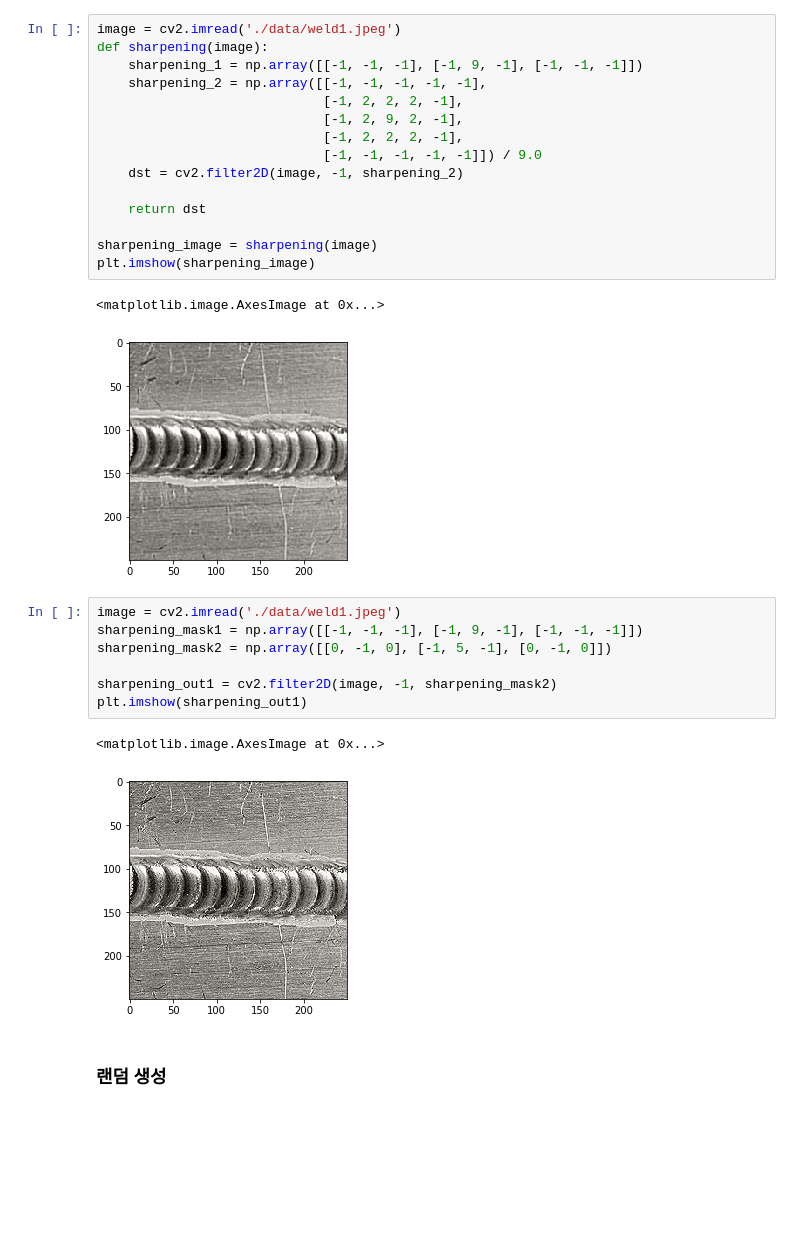
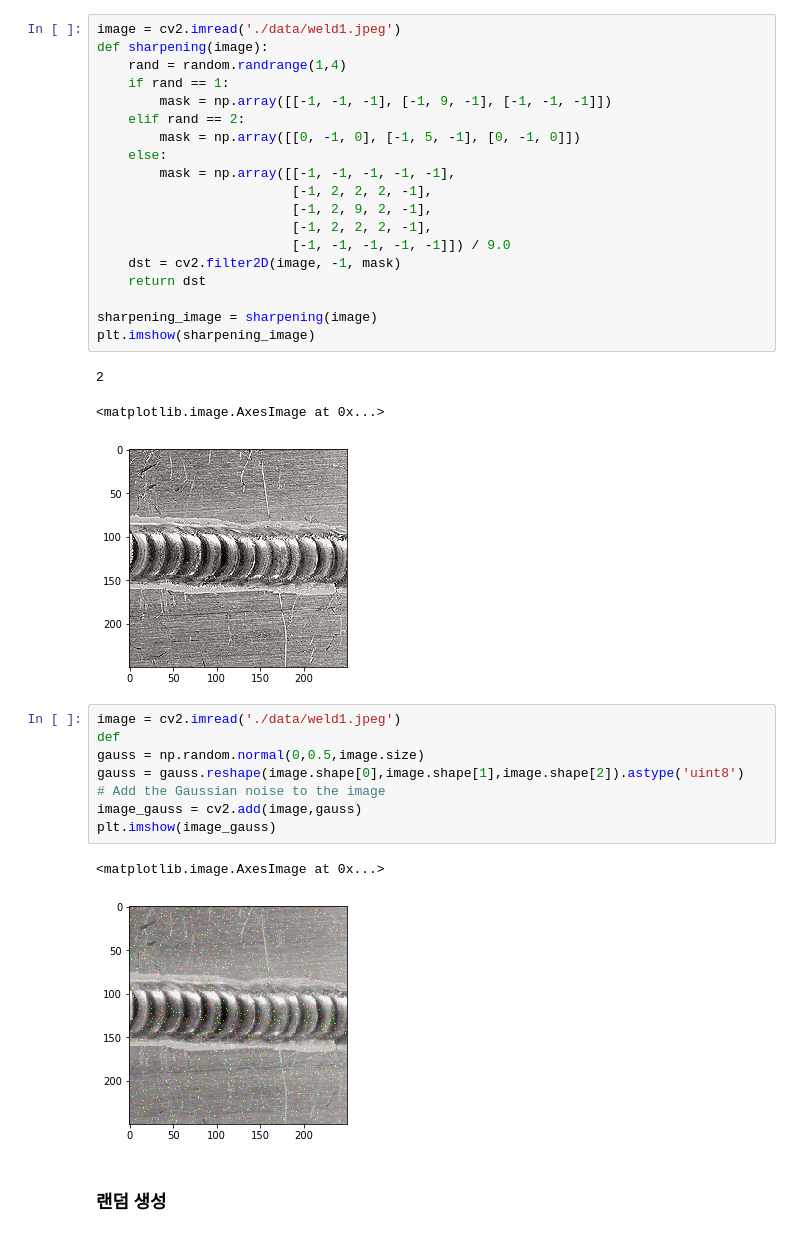
Before and after one commit to wsy8029/ai-contents-shipbuilding, a Jupyter notebook: 1. 용접 품질 검사/Untitled.ipynb, the cells around one changed output. Drawn from its saved outputs; the diff is of its cells as text; blank space fills up the shorter version.

```diff
--- a/1. 용접 품질 검사/Untitled.ipynb
+++ b/1. 용접 품질 검사/Untitled.ipynb
@@ -62,31 +48,37 @@ plt.imshow(motion_image)
 # %%
 image = cv2.imread('./data/weld1.jpeg')
 def sharpening(image):
-    sharpening_1 = np.array([[-1, -1, -1], [-1, 9, -1], [-1, -1, -1]])
-    sharpening_2 = np.array([[-1, -1, -1, -1, -1],
-                             [-1, 2, 2, 2, -1],
-                             [-1, 2, 9, 2, -1],
-                             [-1, 2, 2, 2, -1],
-                             [-1, -1, -1, -1, -1]]) / 9.0
-    dst = cv2.filter2D(image, -1, sharpening_2)
-
+    rand = random.randrange(1,4)
+    if rand == 1:
+        mask = np.array([[-1, -1, -1], [-1, 9, -1], [-1, -1, -1]])
+    elif rand == 2:
+        mask = np.array([[0, -1, 0], [-1, 5, -1], [0, -1, 0]])
+    else:
+        mask = np.array([[-1, -1, -1, -1, -1],
+                         [-1, 2, 2, 2, -1],
+                         [-1, 2, 9, 2, -1],
+                         [-1, 2, 2, 2, -1],
+                         [-1, -1, -1, -1, -1]]) / 9.0
+    dst = cv2.filter2D(image, -1, mask)
     return dst
 
 sharpening_image = sharpening(image)
 plt.imshow(sharpening_image)
 # %% [output]
-<matplotlib.image.AxesImage at 0x...>
+2
+<matplotlib.image.AxesImage at 0x...>
-[figure, old version]
+[figure, new version]
-# %%
-image = cv2.imread('./data/weld1.jpeg')
-sharpening_mask1 = np.array([[-1, -1, -1], [-1, 9, -1], [-1, -1, -1]])
-sharpening_mask2 = np.array([[0, -1, 0], [-1, 5, -1], [0, -1, 0]])
-
-sharpening_out1 = cv2.filter2D(image, -1, sharpening_mask2)
-plt.imshow(sharpening_out1)
-# %% [output]
-<matplotlib.image.AxesImage at 0x...>
-[figure, removed]
+# %%
+image = cv2.imread('./data/weld1.jpeg')
+def
+gauss = np.random.normal(0,0.5,image.size)
+gauss = gauss.reshape(image.shape[0],image.shape[1],image.shape[2]).astype('uint8')
+# Add the Gaussian noise to the image
+image_gauss = cv2.add(image,gauss)
+plt.imshow(image_gauss)
+# %% [output]
+<matplotlib.image.AxesImage at 0x...>
+[figure, added]
 # %% [markdown]
 ### 랜덤 생성
 # %%
```
Also changed, not shown: parts of 12 cells of this notebook.
